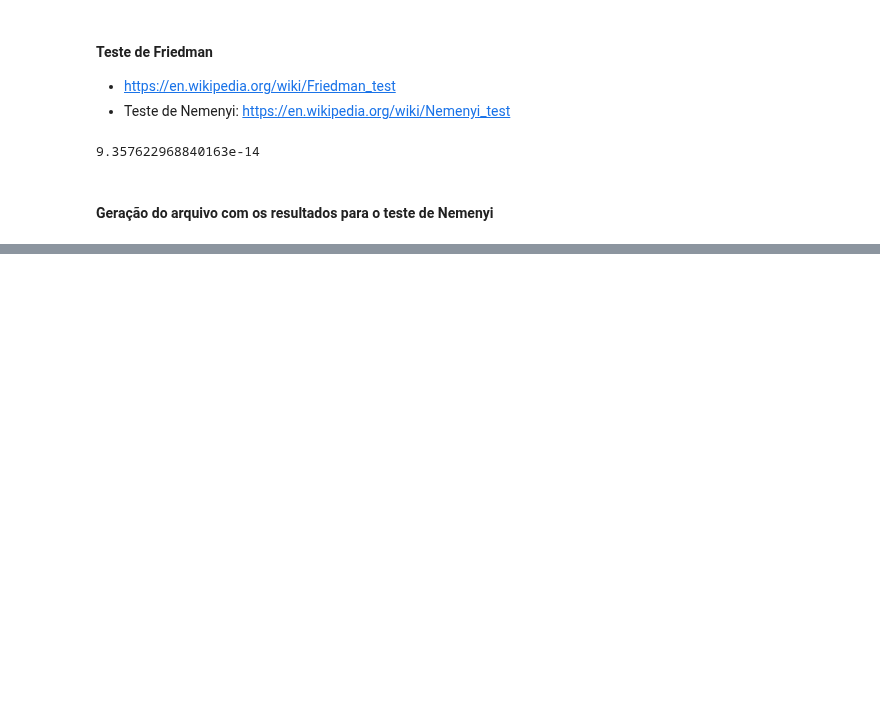
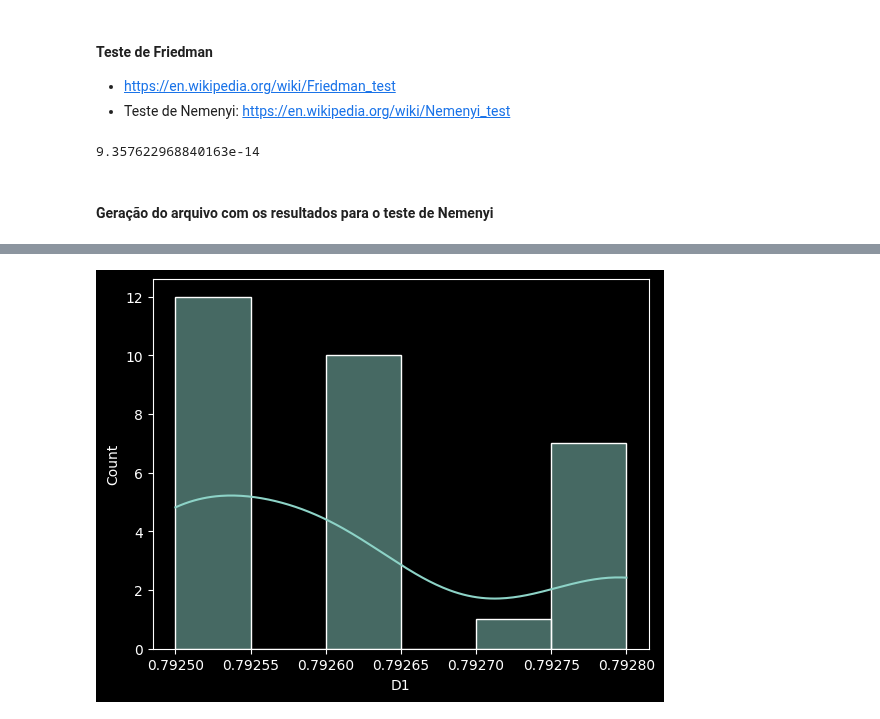
Before and after one commit to Joao-Inacio/Statistics_for-Data_Science, a Jupyter notebook: Intervalos_de_Confianca_e_Teste_de_Hipoteses/Testes_de_Hipoteses.ipynb, the cells around one changed output, grey strips where cells are left out. Drawn from its saved outputs; the diff is of its cells as text; code cells hidden in the pictures; blank space fills up the shorter version.

Commit message:
Dados não normais

```diff
--- a/Intervalos_de_Confianca_e_Teste_de_Hipoteses/Testes_de_Hipoteses.ipynb
+++ b/Intervalos_de_Confianca_e_Teste_de_Hipoteses/Testes_de_Hipoteses.ipynb
@@ -638,0 +641,4 @@ resultados_df.to_excel('resultados_excel.xlsx', sheet_name='resultados')
+# %%
+# Base de dados
+dataset = pd.read_csv('./data/trip_d1_d2.csv', sep=';')
+dataset.head()
@@ -638,0 +652,5 @@ resultados_df.to_excel('resultados_excel.xlsx', sheet_name='resultados')
+# %%
+# Gráfico de D1
+sns.histplot(dataset['D1'], kde=True);
+# %% [output]
+[figure, added]
```
Also changed, not shown: parts of 13 cells of this notebook, 2 other files.
